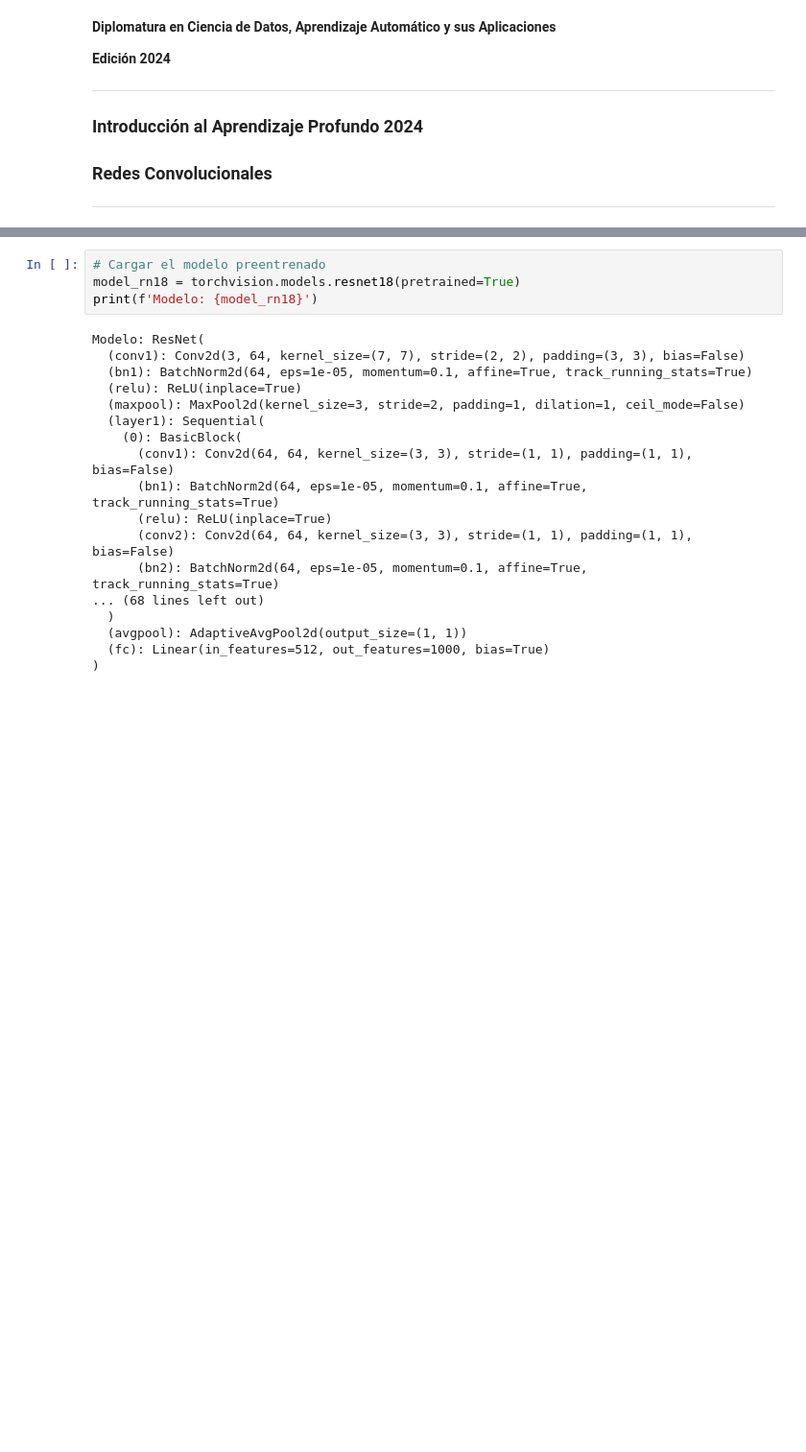
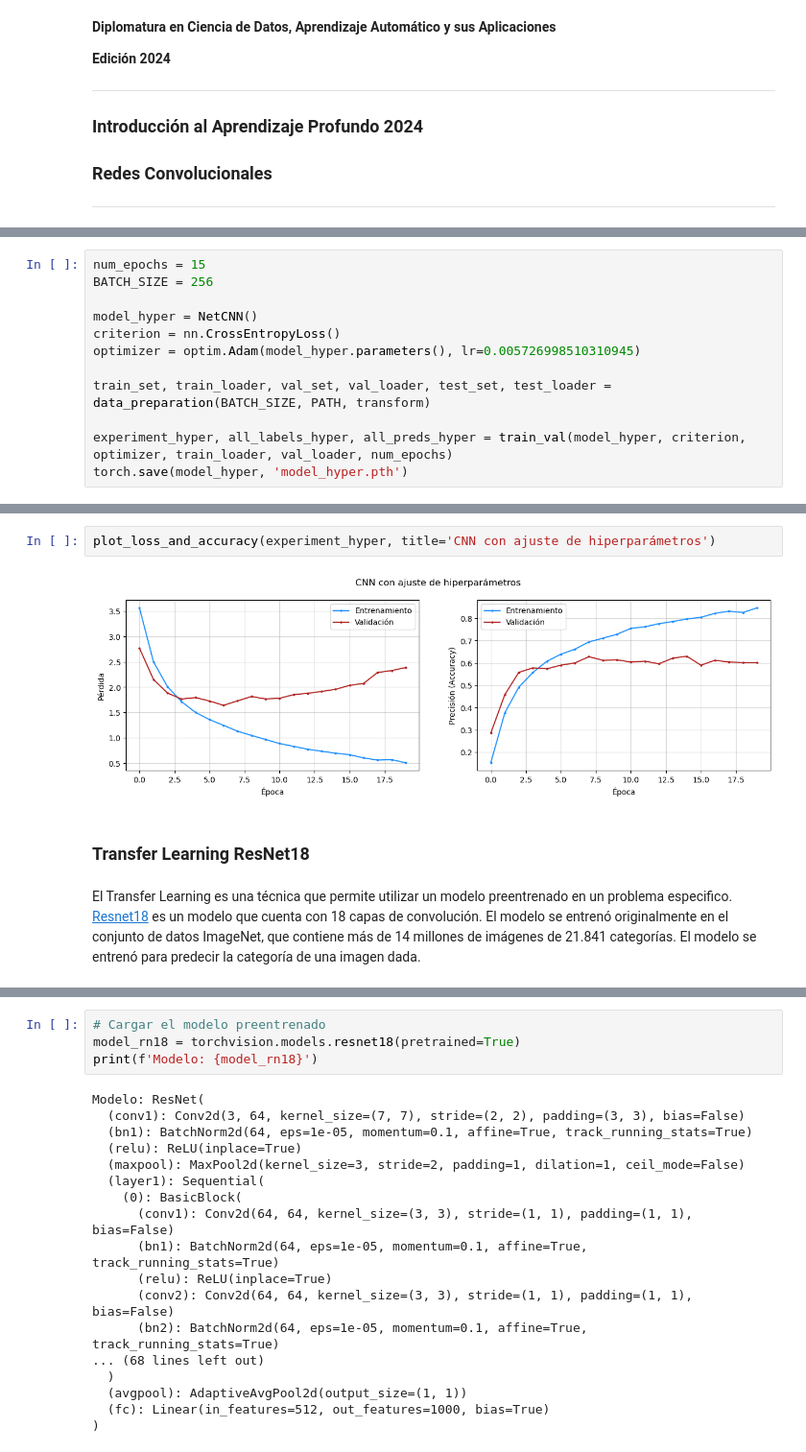
Before and after one commit to EnzoRg/diplodatos, a Jupyter notebook: 2_Optativas/07_cnn.ipynb, the cells around one changed output, grey strips where cells are left out. Shown: that part at 96% size. Cells and saved outputs as stored; diff of their text form; blank space fills up the shorter version.

```diff
--- a/2_Optativas/07_cnn.ipynb
+++ b/2_Optativas/07_cnn.ipynb
@@ -687,0 +395,12 @@ train_set, train_loader, val_set, val_loader, test_set, test_loader = data_prepa
+# %%
+num_epochs = 15
+BATCH_SIZE = 256
+
+model_hyper = NetCNN()
+criterion = nn.CrossEntropyLoss()
+optimizer = optim.Adam(model_hyper.parameters(), lr=0.005726998510310945)
+
+train_set, train_loader, val_set, val_loader, test_set, test_loader = data_preparation(BATCH_SIZE, PATH, transform)
+
+experiment_hyper, all_labels_hyper, all_preds_hyper = train_val(model_hyper, criterion, optimizer, train_loader, val_loader, num_epochs)
+torch.save(model_hyper, 'model_hyper.pth')
@@ -687,0 +428,8 @@ train_set, train_loader, val_set, val_loader, test_set, test_loader = data_prepa
+# %%
+plot_loss_and_accuracy(experiment_hyper, title='CNN con ajuste de hiperparámetros')
+# %% [output]
+[figure, added]
+# %% [markdown]
+### Transfer Learning ResNet18
+# %% [markdown]
+El Transfer Learning es una técnica que permite utilizar un modelo preentrenado en un problema especifico. [Resnet18](https://pytorch.org/vision/main/models/generated/torchvision.models.resnet18.html) es un modelo que cuenta con 18 capas de convolución. El modelo se entrenó originalmente en el conjunto de datos ImageNet, que contiene más de 14 millones de imágenes de 21.841 categorías. El modelo se entrenó para predecir la categoría de una imagen dada.
```
Also changed, not shown: parts of 94 cells of this notebook, 5 other files.
